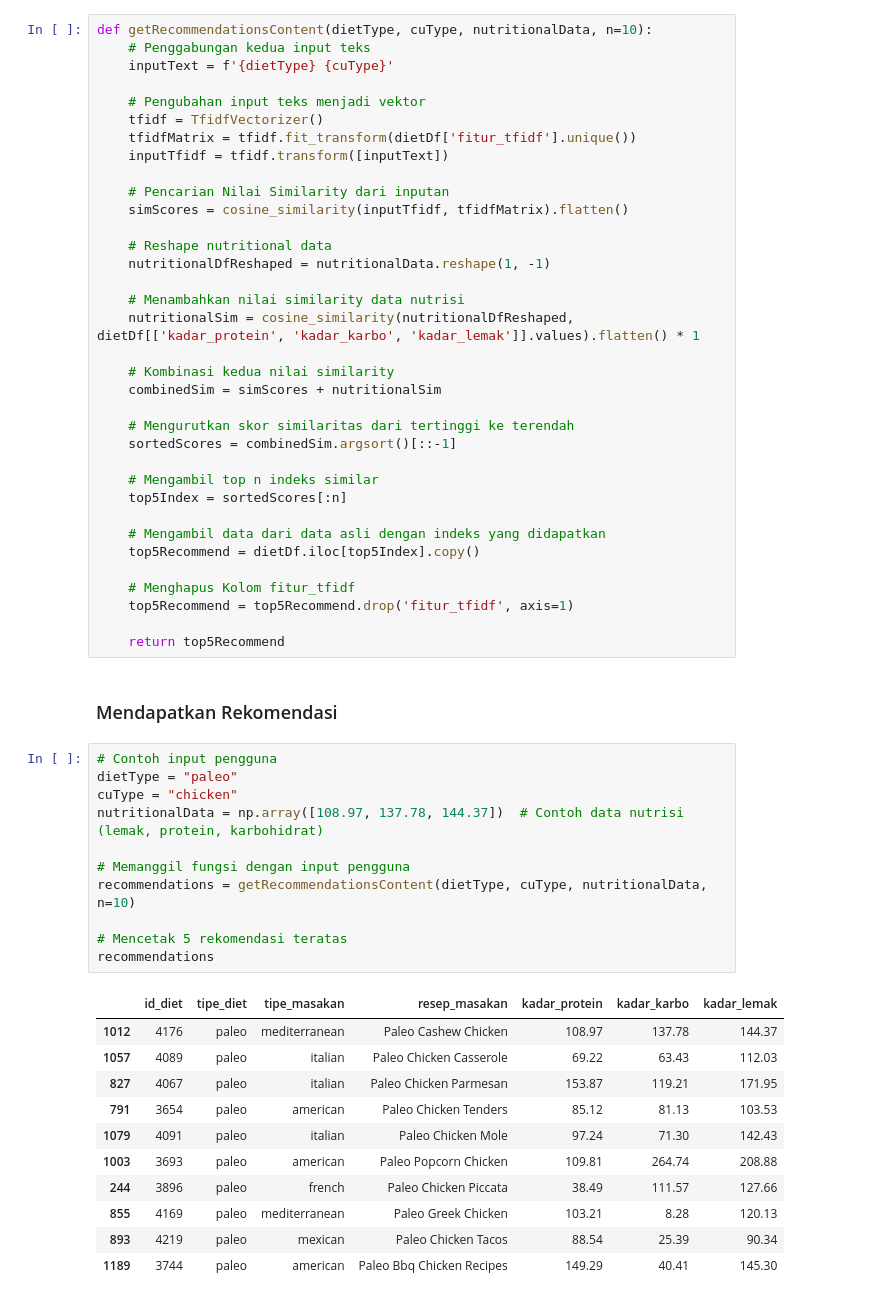
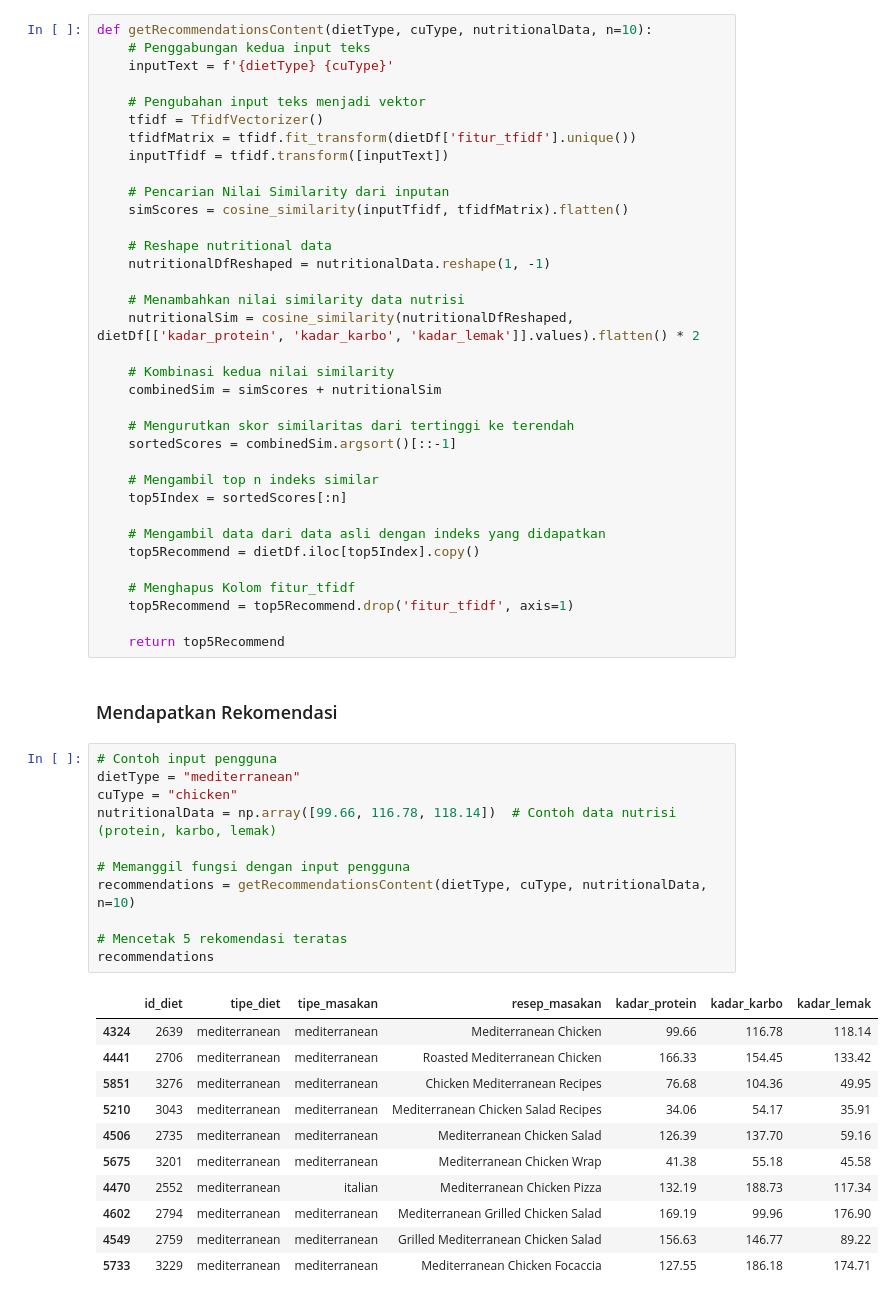
Before and after one commit to ishala/obesity-analysis-and-recommender-system, a Jupyter notebook: Submission 2/content_only.ipynb, the cells around one changed output. Cells and saved outputs as stored; diff of their text form.

```diff
--- a/Submission 2/content_only.ipynb
+++ b/Submission 2/content_only.ipynb
@@ -1142,7 +1142,7 @@ def getRecommendationsContent(dietType, cuType, nutritionalData, n=10):
     nutritionalDfReshaped = nutritionalData.reshape(1, -1)
 
     # Menambahkan nilai similarity data nutrisi
-    nutritionalSim = cosine_similarity(nutritionalDfReshaped, dietDf[['kadar_protein', 'kadar_karbo', 'kadar_lemak']].values).flatten() * 1
+    nutritionalSim = cosine_similarity(nutritionalDfReshaped, dietDf[['kadar_protein', 'kadar_karbo', 'kadar_lemak']].values).flatten() * 2
 
     # Kombinasi kedua nilai similarity
     combinedSim = simScores + nutritionalSim
@@ -1164,24 +1164,24 @@ def getRecommendationsContent(dietType, cuType, nutritionalData, n=10):
 ### Mendapatkan Rekomendasi
 # %%
 # Contoh input pengguna
-dietType = "paleo"
+dietType = "mediterranean"
 cuType = "chicken"
-nutritionalData = np.array([108.97, 137.78, 144.37])  # Contoh data nutrisi (lemak, protein, karbohidrat)
+nutritionalData = np.array([99.66, 116.78, 118.14])  # Contoh data nutrisi (protein, karbo, lemak)
 
 # Memanggil fungsi dengan input pengguna
 recommendations = getRecommendationsContent(dietType, cuType, nutritionalData, n=10)
 
 # Mencetak 5 rekomendasi teratas
 recommendations
 # %% [output]
 |  | id_diet | tipe_diet | tipe_masakan | resep_masakan | kadar_protein | kadar_karbo | kadar_lemak |
-| 1012 | 4176 | paleo | mediterranean | Paleo Cashew Chicken | 108.97 | 137.78 | 144.37 |
-| 1057 | 4089 | paleo | italian | Paleo Chicken Casserole | 69.22 | 63.43 | 112.03 |
-| 827 | 4067 | paleo | italian | Paleo Chicken Parmesan | 153.87 | 119.21 | 171.95 |
-| 791 | 3654 | paleo | american | Paleo Chicken Tenders | 85.12 | 81.13 | 103.53 |
-| 1079 | 4091 | paleo | italian | Paleo Chicken Mole | 97.24 | 71.30 | 142.43 |
-| 1003 | 3693 | paleo | american | Paleo Popcorn Chicken | 109.81 | 264.74 | 208.88 |
-| 244 | 3896 | paleo | french | Paleo Chicken Piccata | 38.49 | 111.57 | 127.66 |
-| 855 | 4169 | paleo | mediterranean | Paleo Greek Chicken | 103.21 | 8.28 | 120.13 |
-| 893 | 4219 | paleo | mexican | Paleo Chicken Tacos | 88.54 | 25.39 | 90.34 |
-| 1189 | 3744 | paleo | american | Paleo Bbq Chicken Recipes | 149.29 | 40.41 | 145.30 |
+| 4324 | 2639 | mediterranean | mediterranean | Mediterranean Chicken | 99.66 | 116.78 | 118.14 |
+| 4441 | 2706 | mediterranean | mediterranean | Roasted Mediterranean Chicken | 166.33 | 154.45 | 133.42 |
+| 5851 | 3276 | mediterranean | mediterranean | Chicken Mediterranean Recipes | 76.68 | 104.36 | 49.95 |
+| 5210 | 3043 | mediterranean | mediterranean | Mediterranean Chicken Salad Recipes | 34.06 | 54.17 | 35.91 |
+| 4506 | 2735 | mediterranean | mediterranean | Mediterranean Chicken Salad | 126.39 | 137.70 | 59.16 |
+| 5675 | 3201 | mediterranean | mediterranean | Mediterranean Chicken Wrap | 41.38 | 55.18 | 45.58 |
+| 4470 | 2552 | mediterranean | italian | Mediterranean Chicken Pizza | 132.19 | 188.73 | 117.34 |
+| 4602 | 2794 | mediterranean | mediterranean | Mediterranean Grilled Chicken Salad | 169.19 | 99.96 | 176.90 |
+| 4549 | 2759 | mediterranean | mediterranean | Grilled Mediterranean Chicken Salad | 156.63 | 146.77 | 89.22 |
+| 5733 | 3229 | mediterranean | mediterranean | Mediterranean Chicken Focaccia | 127.55 | 186.18 | 174.71 |
```
Also changed, not shown: parts of 2 cells of this notebook.
